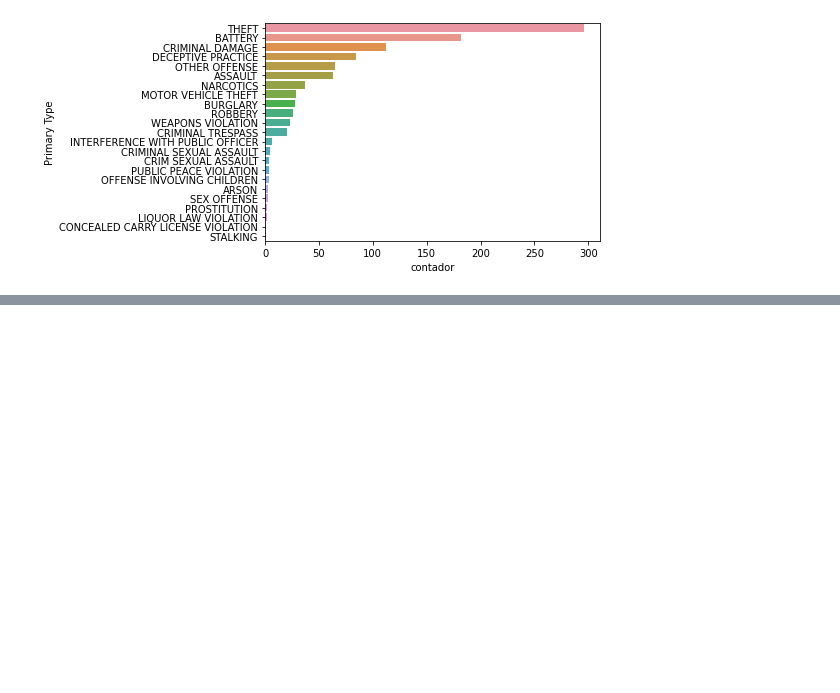
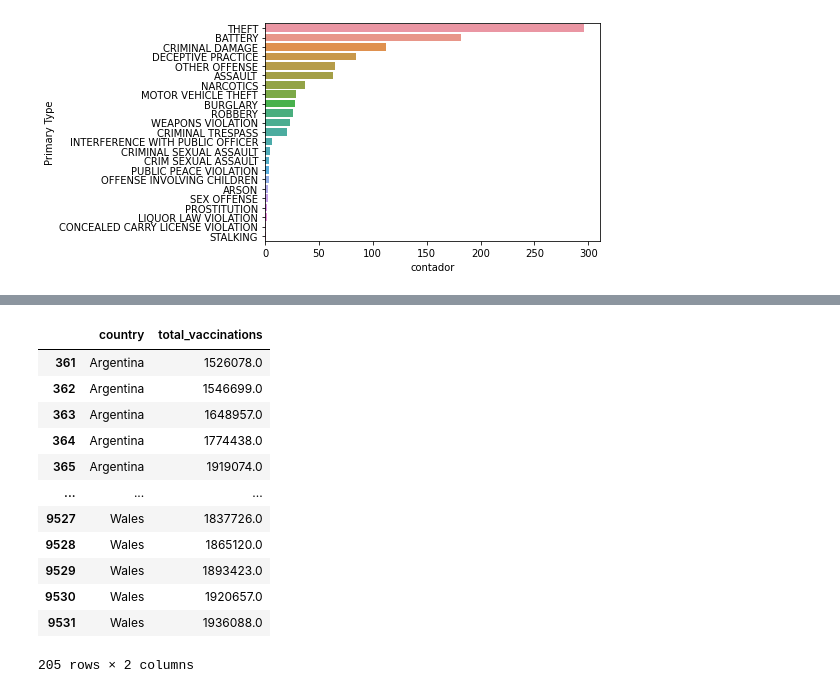
Before and after one commit to hernansalinas/CursoMetodosComputacionales, a Jupyter notebook: Tareas/Entrega_tareas_2021/15515942/sesion03_pandas.ipynb, the cells around one changed output, grey strips where cells are left out. Cells and saved outputs as stored; diff of their text form; code cells hidden in the pictures; blank space fills up the shorter version.

```diff
--- a/Tareas/Entrega_tareas_2021/15515942/sesion03_pandas.ipynb
+++ b/Tareas/Entrega_tareas_2021/15515942/sesion03_pandas.ipynb
@@ -399,0 +414,20 @@ df3.loc[df3['country'] == 'Colombia']
+# %%
+mask =nuevo[nuevo['total_vaccinations']>= 1.5e6]    # estoy filtrando los paises con # de vacunados >= 1.5e+6
+
+
+mask2 = mask[mask['total_vaccinations']<= 2.0e6]    # estoy filtrando sobre el filtro anterior los paises con # de vacunados <= 2.0e+6
+mask2
+# %% [output]
+|  | country | total_vaccinations |
+| 361 | Argentina | 1526078.0 |
+| 362 | Argentina | 1546699.0 |
+| 363 | Argentina | 1648957.0 |
+| 364 | Argentina | 1774438.0 |
+| 365 | Argentina | 1919074.0 |
+| ... | ... | ... |
+| 9527 | Wales | 1837726.0 |
+| 9528 | Wales | 1865120.0 |
+| 9529 | Wales | 1893423.0 |
+| 9530 | Wales | 1920657.0 |
+| 9531 | Wales | 1936088.0 |
+205 rows × 2 columns
```
Also changed, not shown: parts of 18 cells of this notebook.
